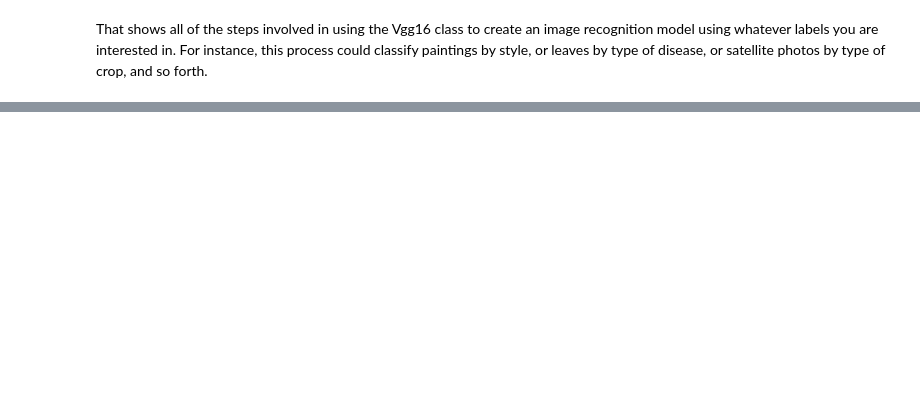
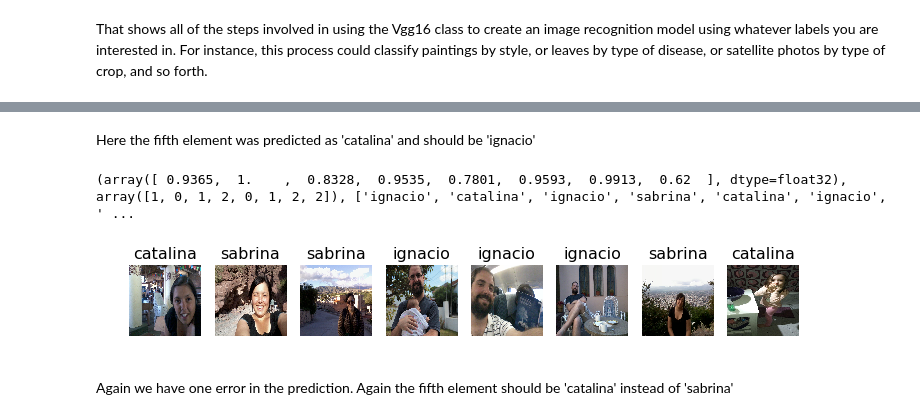
Before and after one commit to igabba/fast.ai, a Jupyter notebook: lesson1-with-my-own-dataset.ipynb, the cells around one changed output, grey strips where cells are left out. Drawn from its saved outputs; the diff is of its cells as text; code cells hidden in the pictures; blank space fills up the shorter version.

```diff
--- a/lesson1-with-my-own-dataset.ipynb
+++ b/lesson1-with-my-own-dataset.ipynb
@@ -131,0 +158,13 @@ That shows all of the steps involved in using the Vgg16 class to create an image
+# %% [markdown]
+Here the fifth element was predicted as 'catalina' and should be 'ignacio'
+# %%
+imgs, labels = next(test_batches)
+probability, idx, classes = vgg.predict(imgs, True)
+print(prediction)
+
+plots(imgs, titles=classes)
+# %% [output]
+(array([ 0.9365,  1.    ,  0.8328,  0.9535,  0.7801,  0.9593,  0.9913,  0.62  ], dtype=float32), array([1, 0, 1, 2, 0, 1, 2, 2]), ['ignacio', 'catalina', 'ignacio', 'sabrina', 'catalina', 'ignacio', ' ...
+[figure, added]
+# %% [markdown]
+Again we have one error in the prediction. Again the fifth element should be 'catalina' instead of 'sabrina'
```
Also changed, not shown: parts of 16 cells of this notebook.
